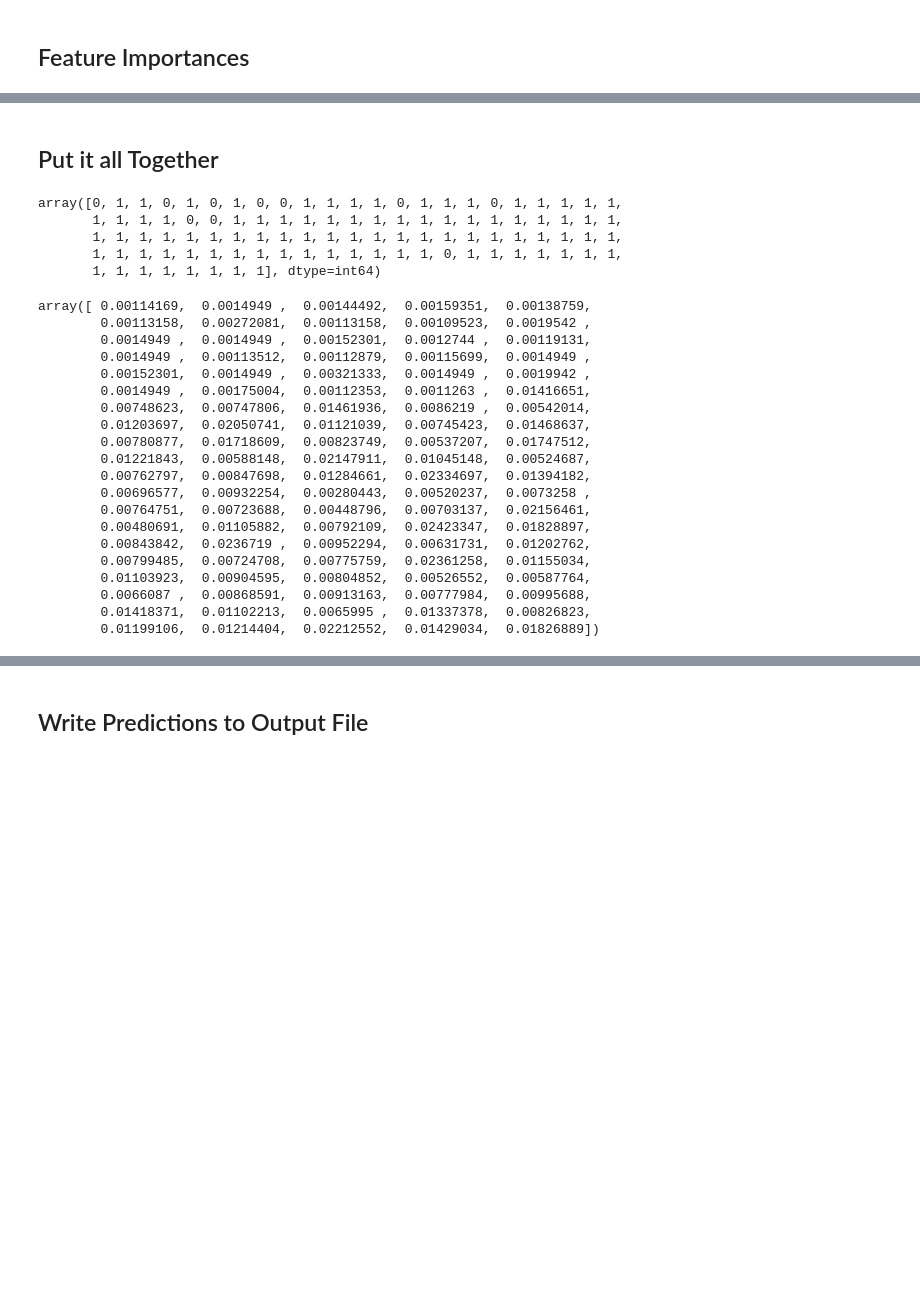
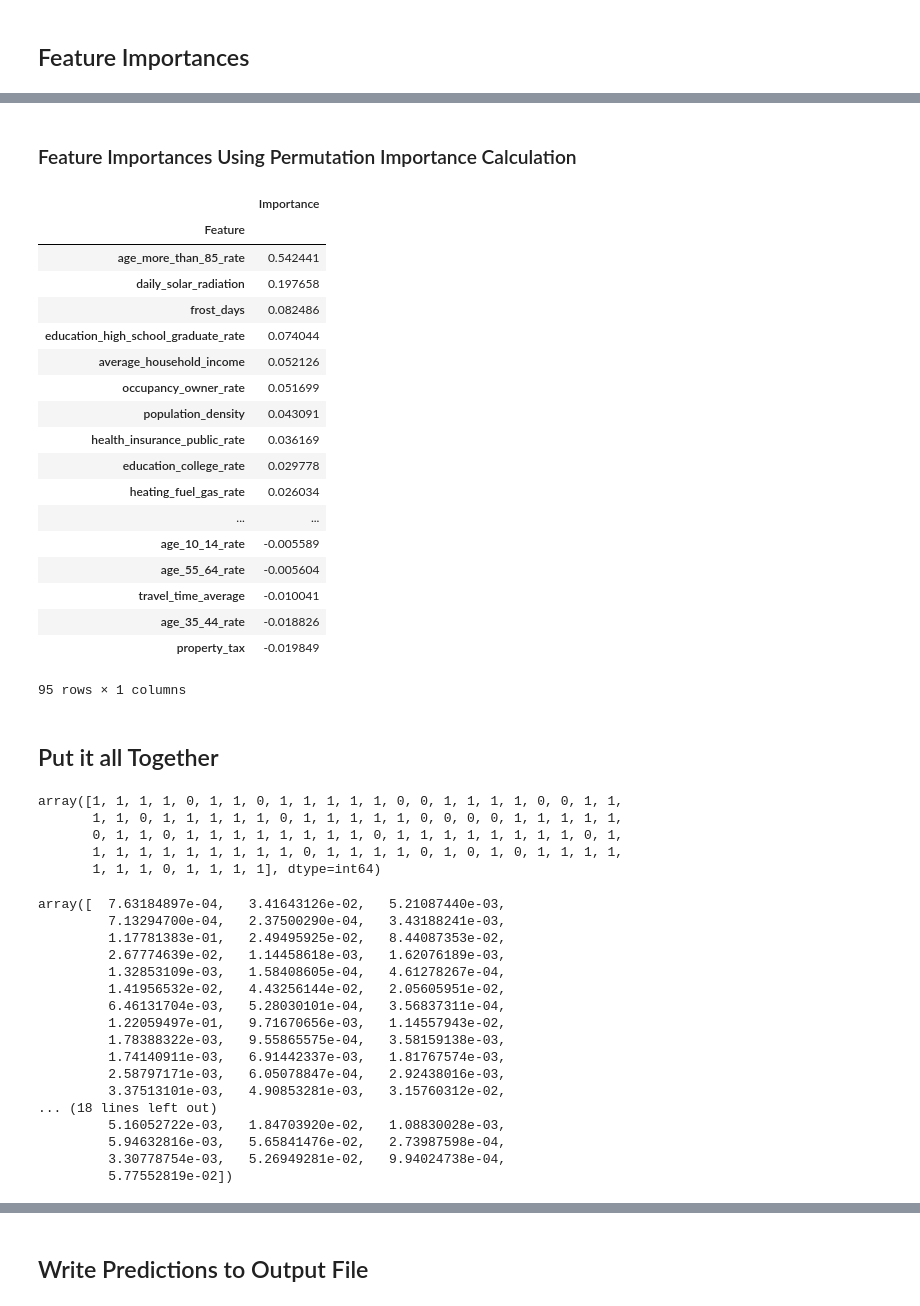
Before and after one commit to daxaurora/capstone_solarpanels, a Jupyter notebook: Modeling/Prediction Models - Noah.ipynb, the cells around one changed output, grey strips where cells are left out. Cells and saved outputs as stored; diff of their text form; code cells hidden in the pictures; blank space fills up the shorter version.

```diff
--- a/Modeling/Prediction Models - Noah.ipynb
+++ b/Modeling/Prediction Models - Noah.ipynb
@@ -202,4 +270,4 @@ clf_r.best_score_
 # %%
-regressor=RandomForestRegressor(max_depth=15,n_estimators=150,n_jobs=-1)
+regressor=RandomForestRegressor(max_depth=None,n_estimators=150,n_jobs=-1)
 regressor.fit(X_train,yr_train)
 # %% [output]
@@ -246,38 +314,59 @@ for i in range(0,20):
+# %% [markdown]
+### Feature Importances Using Permutation Importance Calculation
+# %%
+rfp.importances(regressor,pd.DataFrame(X_test,columns=features),pd.DataFrame(yr_test,columns=['number_of_solar_system_per_household']))
+# %% [output]
+|  | Importance |
+| Feature |  |
+| age_more_than_85_rate | 0.542441 |
+| daily_solar_radiation | 0.197658 |
+| frost_days | 0.082486 |
+| education_high_school_graduate_rate | 0.074044 |
+| average_household_income | 0.052126 |
+| occupancy_owner_rate | 0.051699 |
+| population_density | 0.043091 |
+| health_insurance_public_rate | 0.036169 |
+| education_college_rate | 0.029778 |
+| heating_fuel_gas_rate | 0.026034 |
+| ... | ... |
+| age_10_14_rate | -0.005589 |
+| age_55_64_rate | -0.005604 |
+| travel_time_average | -0.010041 |
+| age_35_44_rate | -0.018826 |
+| property_tax | -0.019849 |
+95 rows × 1 columns
 # %% [markdown]
 ## Put it all Together
 # %%
-classifier_preds=classifier.predict(X)
+classifier_preds=classifier.predict(X_test)
 classifier_preds[0:100]
 # %% [output]
-array([0, 1, 1, 0, 1, 0, 1, 0, 0, 1, 1, 1, 1, 0, 1, 1, 1, 0, 1, 1, 1, 1, 1,
-       1, 1, 1, 1, 0, 0, 1, 1, 1, 1, 1, 1, 1, 1, 1, 1, 1, 1, 1, 1, 1, 1, 1,
-       1, 1, 1, 1, 1, 1, 1, 1, 1, 1, 1, 1, 1, 1, 1, 1, 1, 1, 1, 1, 1, 1, 1,
-       1, 1, 1, 1, 1, 1, 1, 1, 1, 1, 1, 1, 1, 1, 1, 0, 1, 1, 1, 1, 1, 1, 1,
-       1, 1, 1, 1, 1, 1, 1, 1], dtype=int64)
+array([1, 1, 1, 1, 0, 1, 1, 0, 1, 1, 1, 1, 1, 0, 0, 1, 1, 1, 1, 0, 0, 1, 1,
+       1, 1, 0, 1, 1, 1, 1, 1, 0, 1, 1, 1, 1, 1, 0, 0, 0, 0, 1, 1, 1, 1, 1,
+       0, 1, 1, 0, 1, 1, 1, 1, 1, 1, 1, 1, 0, 1, 1, 1, 1, 1, 1, 1, 1, 0, 1,
+       1, 1, 1, 1, 1, 1, 1, 1, 1, 0, 1, 1, 1, 1, 0, 1, 0, 1, 0, 1, 1, 1, 1,
+       1, 1, 1, 0, 1, 1, 1, 1], dtype=int64)
 # %%
-regressor_preds=regressor.predict(X)
+regressor_preds=regressor.predict(X_test)
 regressor_preds[0:100]
 # %% [output]
-array([ 0.00114169,  0.0014949 ,  0.00144492,  0.00159351,  0.00138759,
-        0.00113158,  0.00272081,  0.00113158,  0.00109523,  0.0019542 ,
-        0.0014949 ,  0.0014949 ,  0.00152301,  0.0012744 ,  0.00119131,
-        0.0014949 ,  0.00113512,  0.00112879,  0.00115699,  0.0014949 ,
-        0.00152301,  0.0014949 ,  0.00321333,  0.0014949 ,  0.0019942 ,
-        0.0014949 ,  0.00175004,  0.00112353,  0.0011263 ,  0.01416651,
-        0.00748623,  0.00747806,  0.01461936,  0.0086219 ,  0.00542014,
-        0.01203697,  0.02050741,  0.01121039,  0.00745423,  0.01468637,
-        0.00780877,  0.01718609,  0.00823749,  0.00537207,  0.01747512,
-        0.01221843,  0.00588148,  0.02147911,  0.01045148,  0.00524687,
-        0.00762797,  0.00847698,  0.01284661,  0.02334697,  0.01394182,
-        0.00696577,  0.00932254,  0.00280443,  0.00520237,  0.0073258 ,
-        0.00764751,  0.00723688,  0.00448796,  0.00703137,  0.02156461,
-        0.00480691,  0.01105882,  0.00792109,  0.02423347,  0.01828897,
-        0.00843842,  0.0236719 ,  0.00952294,  0.00631731,  0.01202762,
-        0.00799485,  0.00724708,  0.00775759,  0.02361258,  0.01155034,
-        0.01103923,  0.00904595,  0.00804852,  0.00526552,  0.00587764,
-        0.0066087 ,  0.00868591,  0.00913163,  0.00777984,  0.00995688,
-        0.01418371,  0.01102213,  0.0065995 ,  0.01337378,  0.00826823,
-        0.01199106,  0.01214404,  0.02212552,  0.01429034,  0.01826889])
+array([  7.63184897e-04,   3.41643126e-02,   5.21087440e-03,
+         7.13294700e-04,   2.37500290e-04,   3.43188241e-03,
+         1.17781383e-01,   2.49495925e-02,   8.44087353e-02,
+         2.67774639e-02,   1.14458618e-03,   1.62076189e-03,
+         1.32853109e-03,   1.58408605e-04,   4.61278267e-04,
+         1.41956532e-02,   4.43256144e-02,   2.05605951e-02,
+         6.46131704e-03,   5.28030101e-04,   3.56837311e-04,
+         1.22059497e-01,   9.71670656e-03,   1.14557943e-02,
+         1.78388322e-03,   9.55865575e-04,   3.58159138e-03,
+         1.74140911e-03,   6.91442337e-03,   1.81767574e-03,
+         2.58797171e-03,   6.05078847e-04,   2.92438016e-03,
+         3.37513101e-03,   4.90853281e-03,   3.15760312e-02,
+... (18 lines left out)
+         5.16052722e-03,   1.84703920e-02,   1.08830028e-03,
+         5.94632816e-03,   5.65841476e-02,   2.73987598e-04,
+         3.30778754e-03,   5.26949281e-02,   9.94024738e-04,
+         5.77552819e-02])
 # %%
 final_preds=regressor_preds*classifier_preds
 final_preds[0:100]
```
Also changed, not shown: parts of 23 cells of this notebook, 2 other files.
